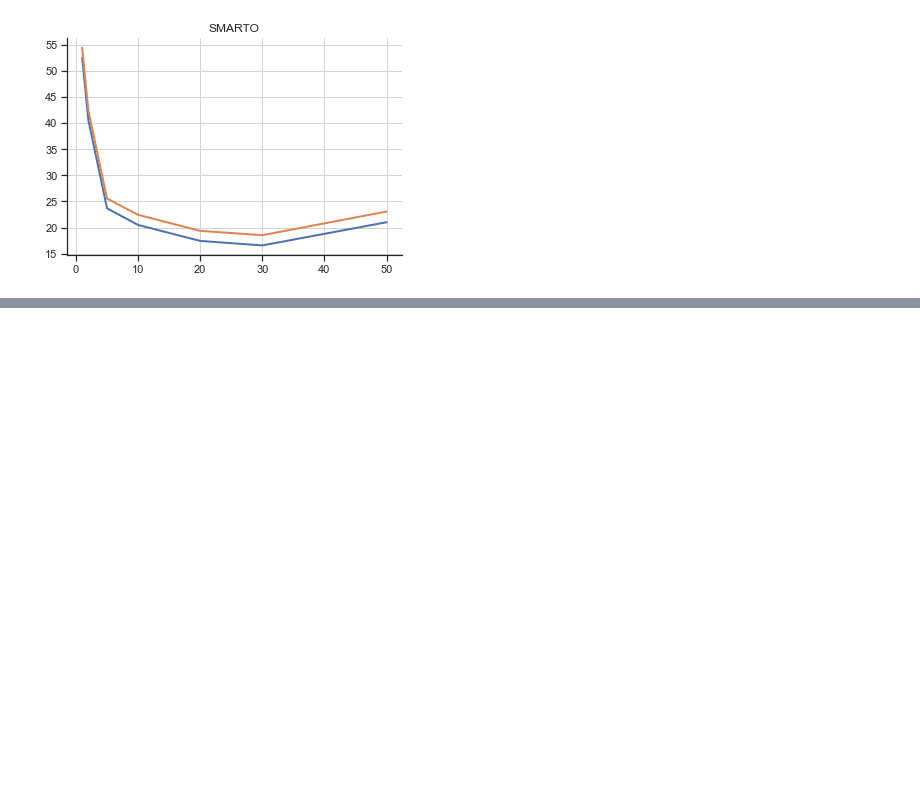
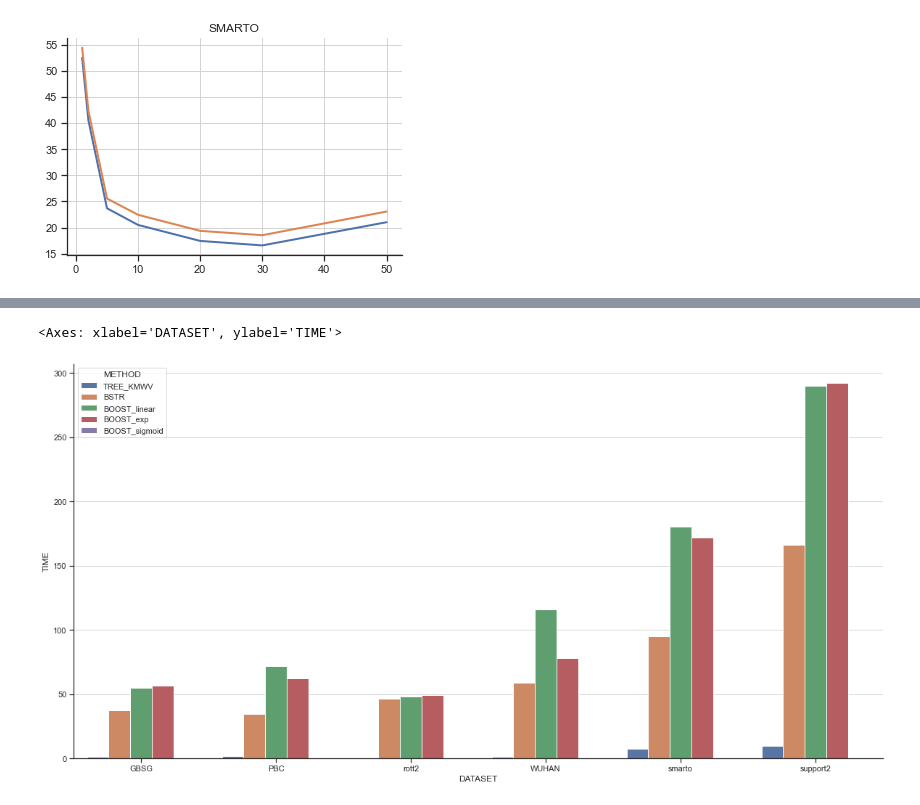
Before and after one commit to iuliivasilev/dev-survivors, a Jupyter notebook: demonstration/Dissertation/Chapter5_Survivors.ipynb, the cells around one changed output, grey strips where cells are left out. Saved outputs shown, nothing was run; the diff lists cells and outputs as text; code cells hidden in the pictures; blank space fills up the shorter version.

```diff
--- a/demonstration/Dissertation/Chapter5_Survivors.ipynb
+++ b/demonstration/Dissertation/Chapter5_Survivors.ipynb
@@ -173,3 +277,7 @@ plt.title("SMARTO")
 plt.show()
 # %% [output]
 [figure]
+# %%
+group = "EQ_REG"
+glob_dir_new = "C:/Users/vasiliev/Desktop/PycharmProjects/dev-survivors/experiment_results/phd_normal_res_new_with_jit"
+glob_dir = glob_dir_new
@@ -175,0 +433,6 @@ plt.show()
+# %%
+plt.figure(figsize=(20,10))
+sns.barplot(pd.concat(df_l), x="DATASET", y="TIME", hue="METHOD")
+# %% [output]
+<Axes: xlabel='DATASET', ylabel='TIME'>
+[figure, added]
```
Also changed, not shown: parts of 15 cells of this notebook, 1 other file.
